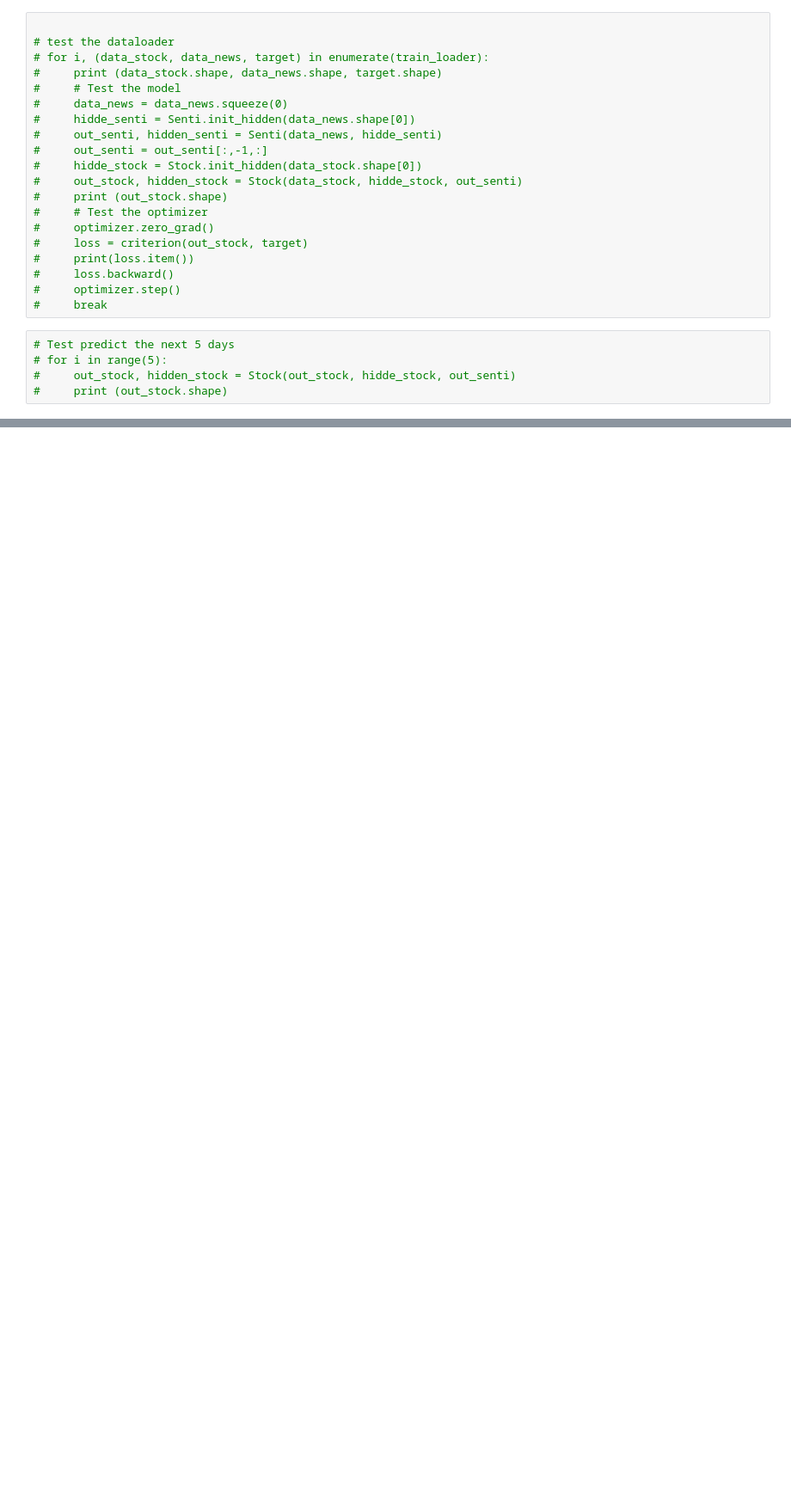
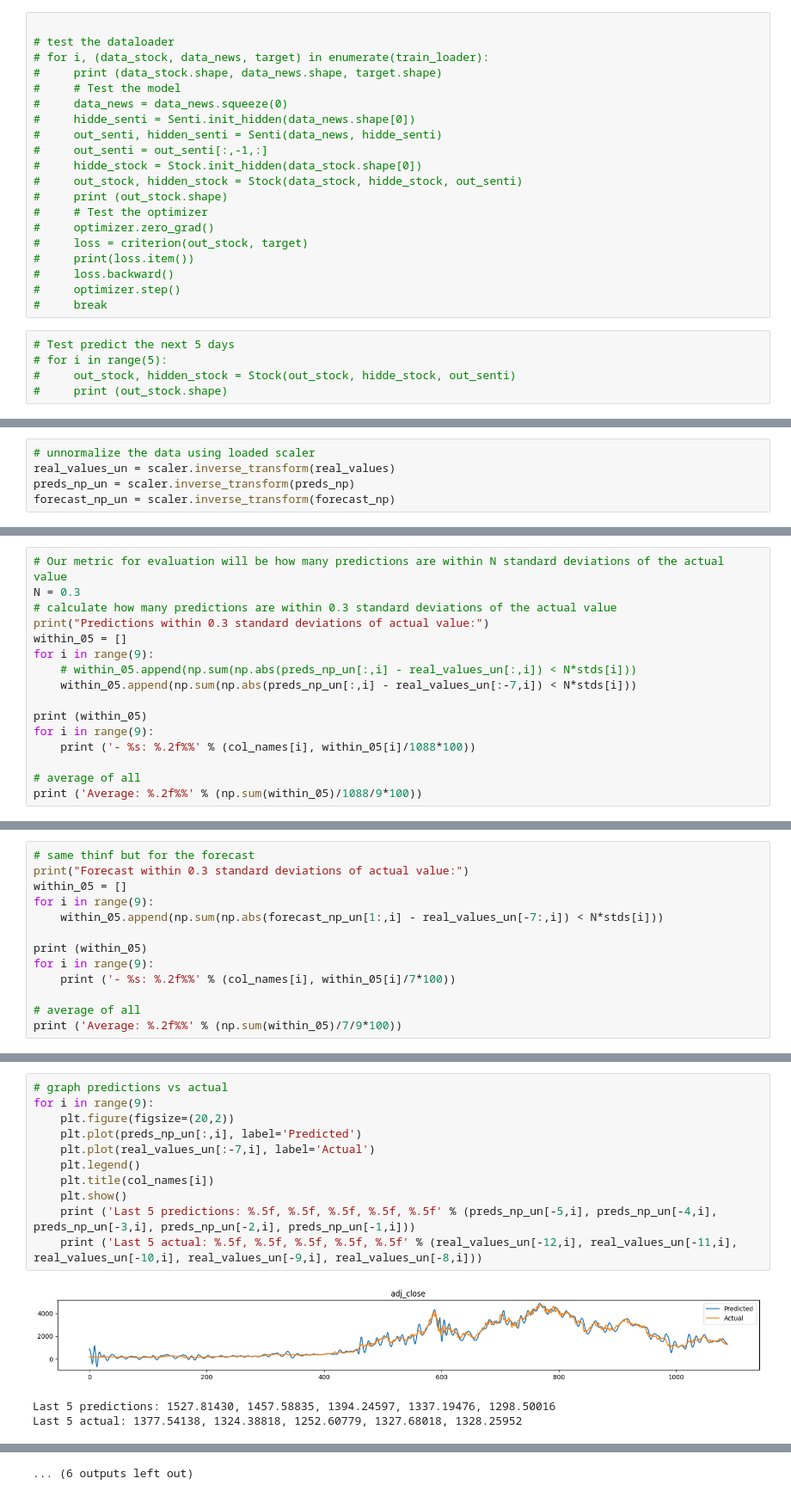
Before and after one commit to CAMAY3101/KALIK, a Jupyter notebook: model/modelo.ipynb, the cells around one changed output, grey strips where cells are left out. Shown at 86% size. Cells and saved outputs as stored; diff of their text form; blank space fills up the shorter version.

```diff
--- a/model/modelo.ipynb
+++ b/model/modelo.ipynb
@@ -338,0 +436,5 @@ df_target.head()
+# %%
+# unnormalize the data using loaded scaler
+real_values_un = scaler.inverse_transform(real_values)
+preds_np_un = scaler.inverse_transform(preds_np)
+forecast_np_un = scaler.inverse_transform(forecast_np)
@@ -338,0 +462,16 @@ df_target.head()
+# %%
+# Our metric for evaluation will be how many predictions are within N standard deviations of the actual value
+N = 0.3
+# calculate how many predictions are within 0.3 standard deviations of the actual value
+print("Predictions within 0.3 standard deviations of actual value:")
+within_05 = []
+for i in range(9):
+    # within_05.append(np.sum(np.abs(preds_np_un[:,i] - real_values_un[:,i]) < N*stds[i]))
+    within_05.append(np.sum(np.abs(preds_np_un[:,i] - real_values_un[:-7,i]) < N*stds[i]))
+
+print (within_05)
+for i in range(9):
+    print ('- %s: %.2f%%' % (col_names[i], within_05[i]/1088*100))
+
+# average of all
+print ('Average: %.2f%%' % (np.sum(within_05)/1088/9*100))
@@ -338,0 +491,13 @@ df_target.head()
+# %%
+# same thinf but for the forecast
+print("Forecast within 0.3 standard deviations of actual value:")
+within_05 = []
+for i in range(9):
+    within_05.append(np.sum(np.abs(forecast_np_un[1:,i] - real_values_un[-7:,i]) < N*stds[i]))
+
+print (within_05)
+for i in range(9):
+    print ('- %s: %.2f%%' % (col_names[i], within_05[i]/7*100))
+
+# average of all
+print ('Average: %.2f%%' % (np.sum(within_05)/7/9*100))
@@ -338,0 +517,15 @@ df_target.head()
+# %%
+# graph predictions vs actual
+for i in range(9):
+    plt.figure(figsize=(20,2))
+    plt.plot(preds_np_un[:,i], label='Predicted')
+    plt.plot(real_values_un[:-7,i], label='Actual')
+    plt.legend()
+    plt.title(col_names[i])
+    plt.show()
+    print ('Last 5 predictions: %.5f, %.5f, %.5f, %.5f, %.5f' % (preds_np_un[-5,i], preds_np_un[-4,i], preds_np_un[-3,i], preds_np_un[-2,i], preds_np_un[-1,i]))
+    print ('Last 5 actual: %.5f, %.5f, %.5f, %.5f, %.5f' % (real_values_un[-12,i], real_values_un[-11,i], real_values_un[-10,i], real_values_un[-9,i], real_values_un[-8,i]))
+# %% [output]
+[figure, added]
+Last 5 predictions: 1527.81430, 1457.58835, 1394.24597, 1337.19476, 1298.50016
+Last 5 actual: 1377.54138, 1324.38818, 1252.60779, 1327.68018, 1328.25952
@@ -338,0 +547 @@ df_target.head()
+... (6 outputs left out)
```
Also changed, not shown: parts of 47 cells of this notebook, 9 other files.
